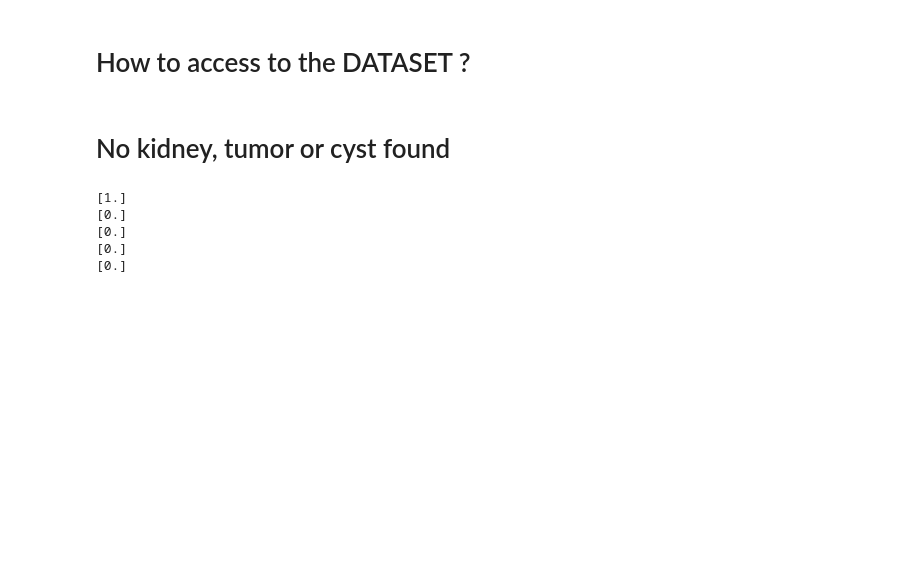
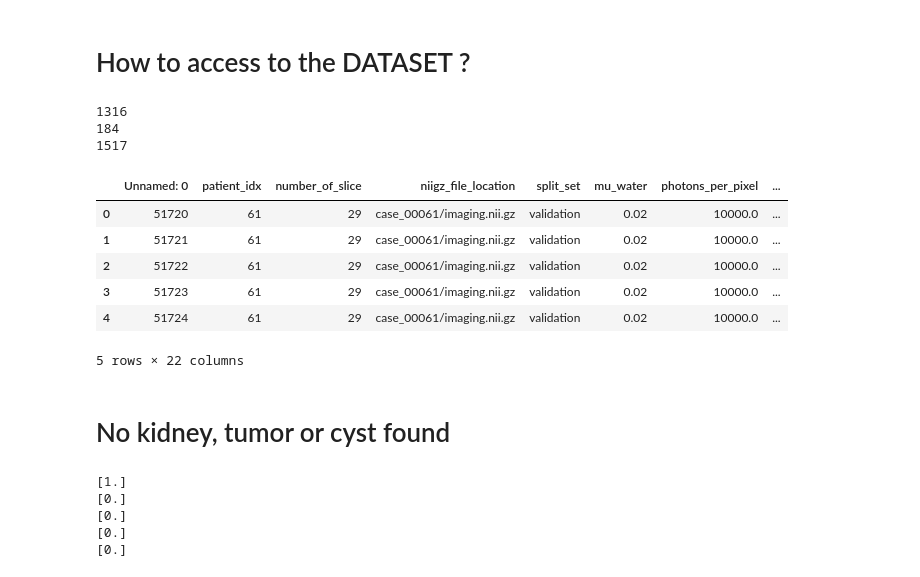
Before and after one commit to adrian-ramirezc/pytorch-unet-segmentation, a Jupyter notebook: data_preparation.ipynb, the cells around one changed output. Cells and saved outputs as stored; diff of their text form; code cells hidden in the pictures; blank space fills up the shorter version.

Commit message:
training working

```diff
--- a/data_preparation.ipynb
+++ b/data_preparation.ipynb
@@ -22,12 +22,25 @@ import numpy as np
 #     3: "cyst"
 # }
 
-class myDataset(Dataset):
+class TomographyDataset(Dataset):
 
-    def __init__(self, data_dir = './data/', dataset_csv = './data/dataset.csv'):
+    def __init__(self, data_dir = './data/', dataset_csv = './data/dataset.csv', split_set ='train'):
         super(Dataset, self).__init__()
         self.data_dir = data_dir
         self.dataset_df = pd.read_csv(dataset_csv)
+        self.split_set = split_set
+
+        if self.split_set == 'train':
+            self.dataset_df = self.dataset_df[self.dataset_df['split_set'] == 'train']
+
+        elif self.split_set == 'validation':
+            self.dataset_df = self.dataset_df[self.dataset_df['split_set'] == 'validation']
+
+        elif self.split_set == 'test':
+            self.dataset_df = self.dataset_df[self.dataset_df['split_set'] == 'test']
+
+        self.dataset_df.reset_index(inplace=True, drop=True)
+
 
     def __getitem__(self, index):
         X_path = self.dataset_df['reconstruction_file'][index]
@@ -78,9 +91,27 @@ class myDataset(Dataset):
         ax[3].imshow(y_img4[2], cmap='Greys', vmin = 0, vmax = 1) # tumor
         ax[4].imshow(y_img4[3], cmap='Greys', vmin = 0, vmax = 1) # cyst
         ax[5].imshow(y_img4[4]) # mask
-
-
-myds = myDataset()
+# %%
+my_train = TomographyDataset(split_set ='train')
+my_val = TomographyDataset(split_set ='validation')
+my_test = TomographyDataset(split_set ='test')
+
+print(my_train.__len__())
+print(my_val.__len__())
+print(my_test.__len__())
+
+my_val.dataset_df.head()
+# %% [output]
+1316
+184
+1517
+|  | Unnamed: 0 | patient_idx | number_of_slice | niigz_file_location | split_set | mu_water | photons_per_pixel | ... |
+| 0 | 51720 | 61 | 29 | case_00061/imaging.nii.gz | validation | 0.02 | 10000.0 | ... |
+| 1 | 51721 | 61 | 29 | case_00061/imaging.nii.gz | validation | 0.02 | 10000.0 | ... |
+| 2 | 51722 | 61 | 29 | case_00061/imaging.nii.gz | validation | 0.02 | 10000.0 | ... |
+| 3 | 51723 | 61 | 29 | case_00061/imaging.nii.gz | validation | 0.02 | 10000.0 | ... |
+| 4 | 51724 | 61 | 29 | case_00061/imaging.nii.gz | validation | 0.02 | 10000.0 | ... |
+5 rows × 22 columns
 # %% [markdown]
 # No kidney, tumor or cyst found
 # %%
```
Also changed, not shown: parts of 3 cells of this notebook, 4 other files.
